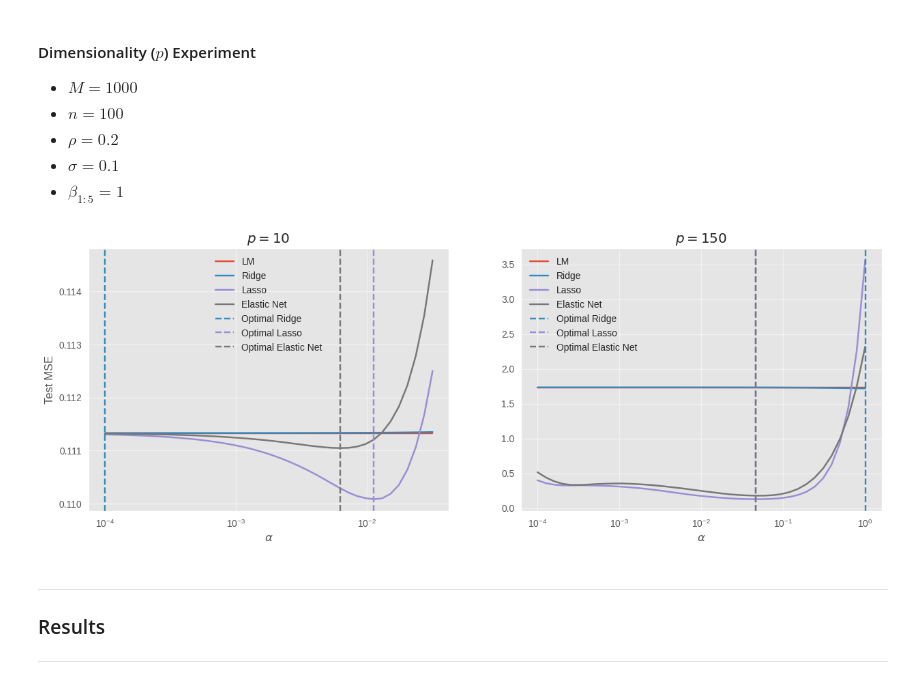
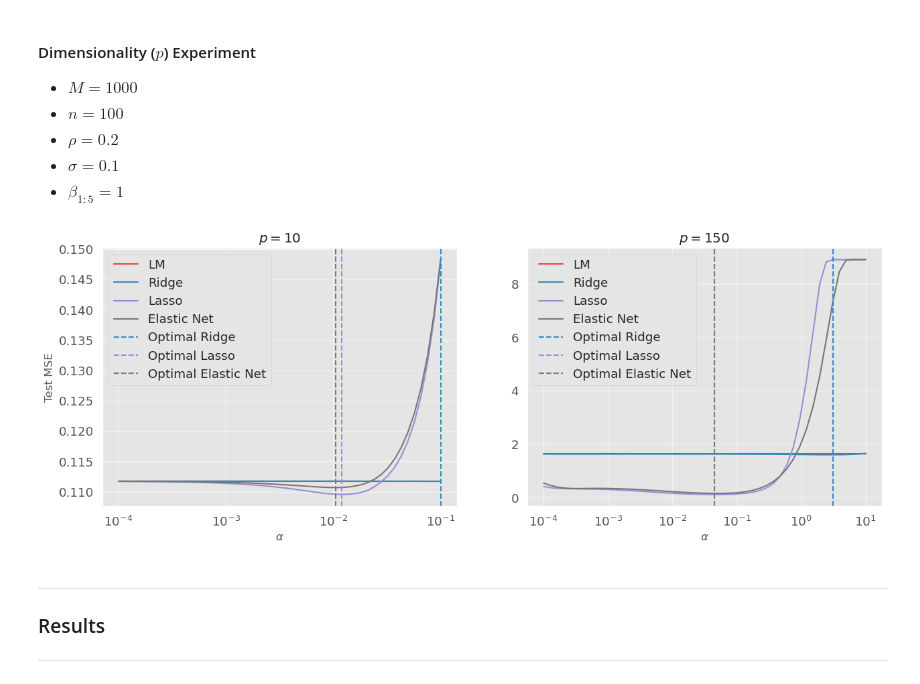
Before and after one commit to SamuelAhou/StatisticalLearning, a Jupyter notebook: Exercice2.ipynb, the cells around one changed output. Drawn from its saved outputs; the diff is of its cells as text; code cells hidden in the pictures.

```diff
--- a/Exercice2.ipynb
+++ b/Exercice2.ipynb
@@ -122,8 +123,6 @@ ___
 - $\sigma^2 = 0.1$
 - $\beta_{1:5}=1$
 # %%
-from tqdm.auto import tqdm
-
 M=1000
 n=100
 p=10
@@ -133,7 +132,7 @@ betas[:5] = 1
 
 # Find optimal alpha for each model
 
-alphas = [np.logspace(-4, -1.5, 40), np.logspace(-4, -1.5, 40)]
+alphas = [np.logspace(-4, -1.2, 40), np.logspace(-4, -1.2, 40)]
 N = 20
 
 lm_test_mse = np.zeros((2, len(alphas[0])))
@@ -198,6 +197,7 @@ ax[1].set_title(r"$\rho = 0.7$")
 ax[1].legend()
 ax[1].grid(alpha=0.5)
 
+plt.savefig("./ResultsEx2/optimal_alpha_rho.pdf")
 plt.show()
 
 # Choose optimal alpha and train models M times
@@ -262,7 +262,7 @@ betas[:5] = 1
 
 # Find optimal alpha for each model
 
-alphas = [np.logspace(-4, -1.5, 40), np.logspace(-4, -0.5, 40)]
+alphas = [np.logspace(-4, -1.5, 40), np.logspace(-4, -0.3, 40)]
 N = 20
 
 lm_test_mse = np.zeros((2, len(alphas[0])))
@@ -325,6 +325,7 @@ ax[1].set_title(r"$\sigma^2 = 10$")
 ax[1].legend()
 ax[1].grid(alpha=0.5)
 
+plt.savefig("./ResultsEx2/optimal_alpha_var_noise.pdf")
 plt.show()
 
 # Choose optimal alpha and train models M times
@@ -510,8 +512,8 @@ rho=0.2
 
 # Find optimal alpha for each model
 
-alphas = [np.logspace(-4, -1.5, 40), np.logspace(-4, 0, 40)]
-N = 20
+alphas = [np.logspace(-4, -1, 50), np.logspace(-4, 1, 50)]
+N = 10
 
 lm_test_mse = np.zeros((2, len(alphas[0])))
 ridge_test_mse = np.zeros((2, len(alphas[0])))
@@ -576,6 +578,7 @@ ax[1].set_title(r"$p = 150$")
 ax[1].legend()
 ax[1].grid(alpha=0.5)
 
+plt.savefig("./ResultsEx2/optimal_alpha_p.pdf")
 plt.show()
 
 # Choose optimal alpha and train models M times
@@ -594,34 +597,34 @@ elastic_net_scores = np.zeros((2, M, 6))
 
 progress_bar = tqdm(range(M*2))
 
 for i, p in enumerate([10, 150]):
     betas = np.zeros(p)
     betas[:5] = 1
     for j in range(M):
         X_train = create_X(n, p, rho)
         y_train = create_y(X_train, betas, var_noise)
         X_test = create_X(M, p, rho)
         y_test = create_y(X_test, betas, var_noise)
         lm_model = lm(X_train, y_train)
         ridge_model = ridge(X_train, y_train, alpha_ridge_01 if i == 0 else alpha_ridge_10)
         lasso_model = lasso(X_train, y_train, alpha_lasso_01 if i == 0 else alpha_lasso_10)
         elastic_net_model = elastic_net(X_train, y_train, alpha_elastic_net_01 if i == 0 else alpha_elastic_net_10, 0.5)
 
         lm_scores[i, j] = scores(X_train, y_train, X_test, y_test, lm_model, betas)
         ridge_scores[i, j] = scores(X_train, y_train, X_test, y_test, ridge_model, betas)
         lasso_scores[i, j] = scores(X_train, y_train, X_test, y_test, lasso_model, betas)
         elastic_net_scores[i, j] = scores(X_train, y_train, X_test, y_test, elastic_net_model, betas)
 
         progress_bar.update(1)
 
 # Save scores
 
 np.save("./ResultsEx2/lm_scores_p.npy", lm_scores)
 np.save("./ResultsEx2/ridge_scores_p.npy", ridge_scores)
 np.save("./ResultsEx2/lasso_scores_p.npy", lasso_scores)
 np.save("./ResultsEx2/elastic_net_scores_p.npy", elastic_net_scores)
 # %% [output]
-[figure, old version]
+[figure, new version]
 # %% [markdown]
 ___
 ### Results
```
Also changed, not shown: parts of 9 cells of this notebook, 44 other files.
